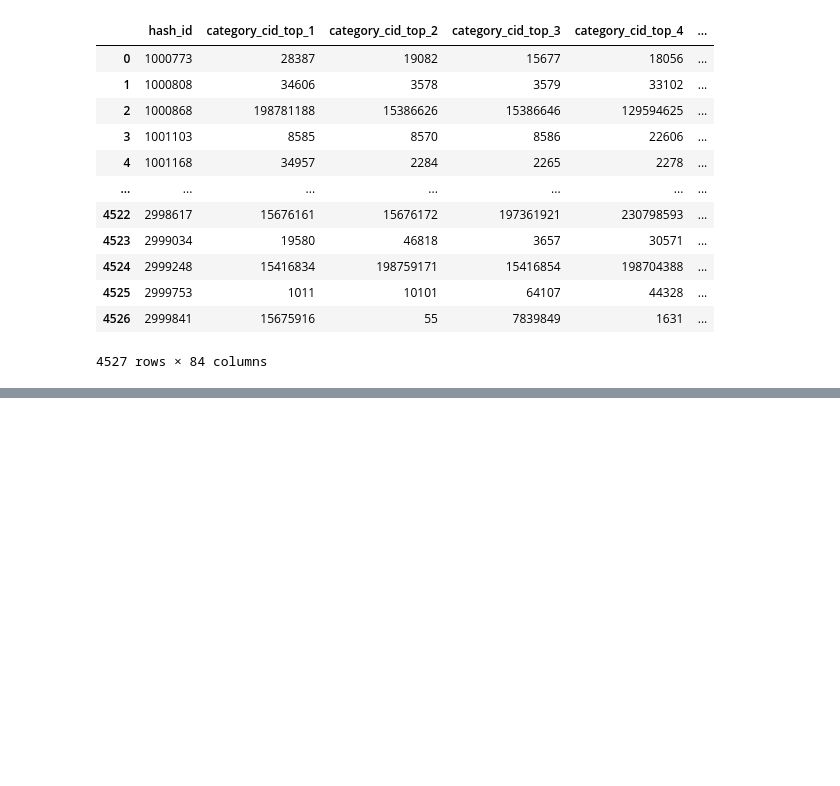
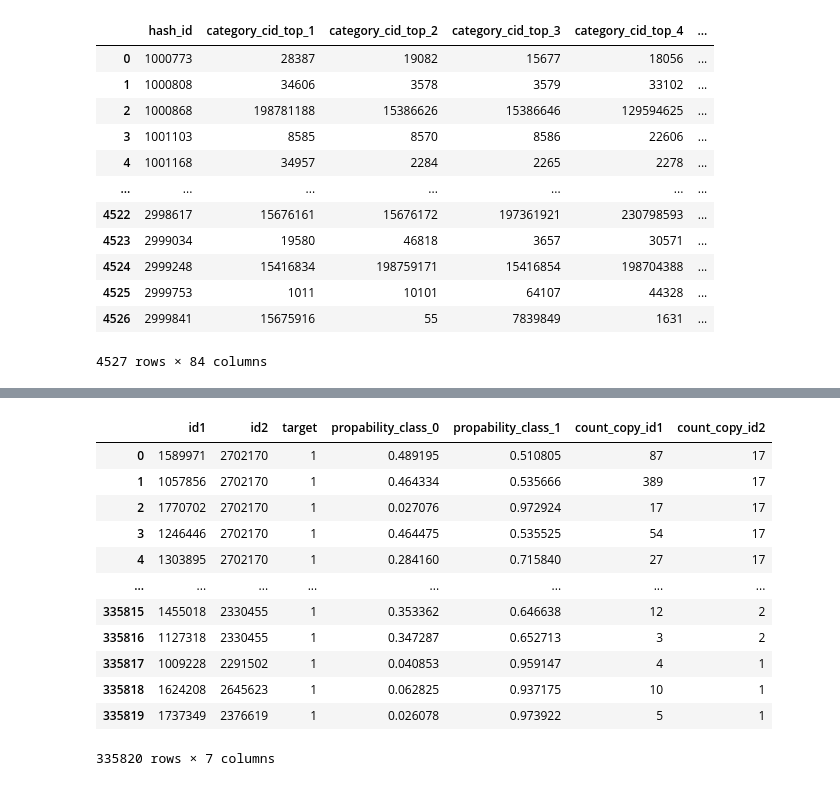
Before and after one commit to IvanovNA01/OneFactor_test, a Jupyter notebook: test_to_OneFactor.ipynb, the cells around one changed output, grey strips where cells are left out. Cells and saved outputs as stored; diff of their text form; code cells hidden in the pictures; blank space fills up the shorter version.

```diff
--- a/test_to_OneFactor.ipynb
+++ b/test_to_OneFactor.ipynb
@@ -692,0 +796,3 @@ X_res
+# %%
+y_pred = pd.DataFrame(y_pred, columns=["target"])
+y_pred_proba = pd.DataFrame(y_pred_proba, columns=["propability_class_0","propability_class_1"])
@@ -692,0 +815,3 @@ X_res
+# %%
+predict_target = pd.concat([id_predict,y_pred, y_pred_proba], axis=1)
+predict_target.isna().sum()
@@ -692,0 +840,3 @@ X_res
+# %%
+true_predict = predict_target.loc[predict_target.target == 1]
+true_predict
@@ -692,0 +857,20 @@ X_res
+# %%
+df_count_copy_id1 = true_predict.groupby("id1", as_index=False).target.count().sort_values("target", ascending=False).rename(columns={"target":"count_copy_id1"})
+df_count_copy_id2 = true_predict.groupby("id2", as_index=False).target.count().sort_values("target", ascending=False).rename(columns={"target":"count_copy_id2"})
+# %%
+true_predict = true_predict.merge(df_count_copy_id1, on="id1").merge(df_count_copy_id2, on="id2")
+true_predict
+# %% [output]
+|  | id1 | id2 | target | propability_class_0 | propability_class_1 | count_copy_id1 | count_copy_id2 |
+| 0 | 1589971 | 2702170 | 1 | 0.489195 | 0.510805 | 87 | 17 |
+| 1 | 1057856 | 2702170 | 1 | 0.464334 | 0.535666 | 389 | 17 |
+| 2 | 1770702 | 2702170 | 1 | 0.027076 | 0.972924 | 17 | 17 |
+| 3 | 1246446 | 2702170 | 1 | 0.464475 | 0.535525 | 54 | 17 |
+| 4 | 1303895 | 2702170 | 1 | 0.284160 | 0.715840 | 27 | 17 |
+| ... | ... | ... | ... | ... | ... | ... | ... |
+| 335815 | 1455018 | 2330455 | 1 | 0.353362 | 0.646638 | 12 | 2 |
+| 335816 | 1127318 | 2330455 | 1 | 0.347287 | 0.652713 | 3 | 2 |
+| 335817 | 1009228 | 2291502 | 1 | 0.040853 | 0.959147 | 4 | 1 |
+| 335818 | 1624208 | 2645623 | 1 | 0.062825 | 0.937175 | 10 | 1 |
+| 335819 | 1737349 | 2376619 | 1 | 0.026078 | 0.973922 | 5 | 1 |
+335820 rows × 7 columns
```
Also changed, not shown: parts of 29 cells of this notebook, 32 other files.
